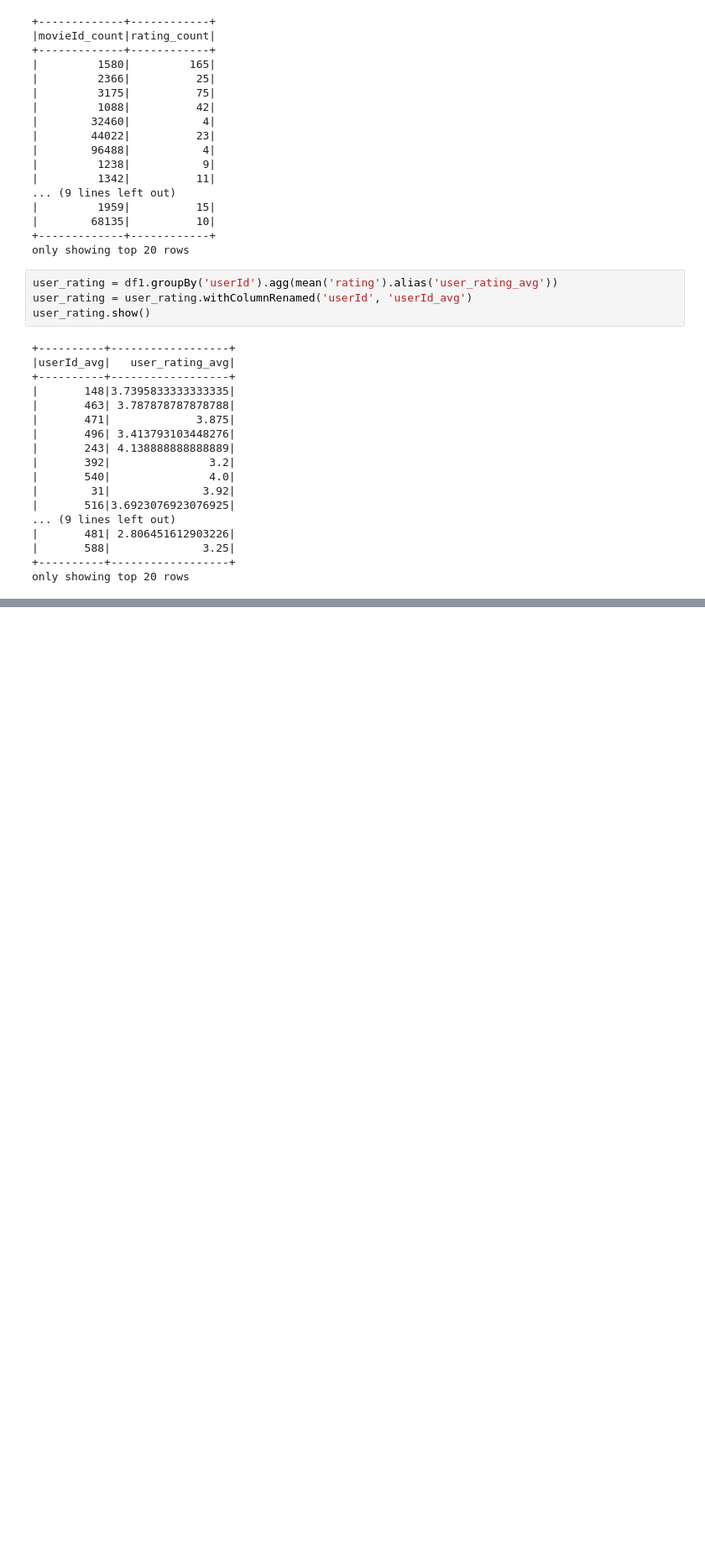
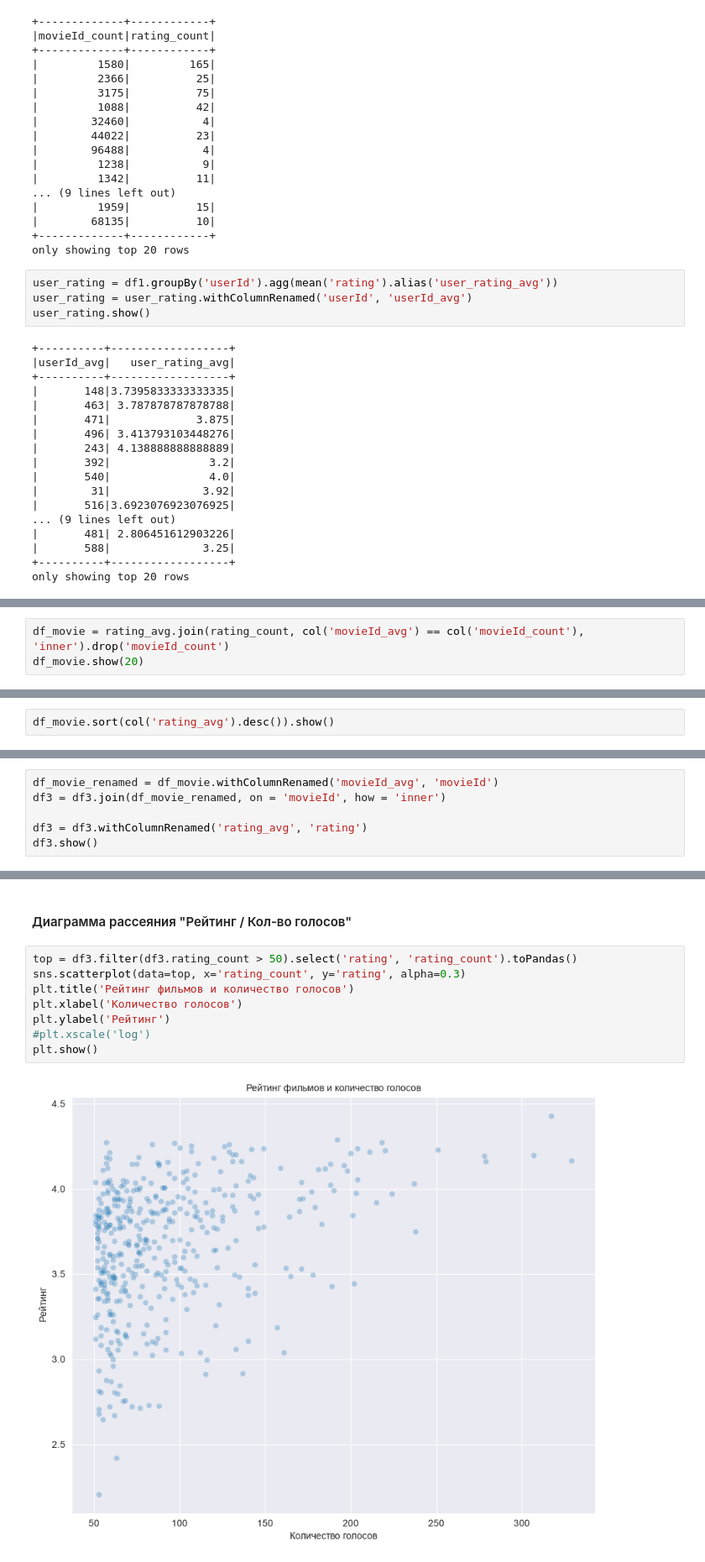
Before and after one commit to golubnichiy/bigdata_26_09, a Jupyter notebook: day_18.ipynb, the cells around one changed output, grey strips where cells are left out. Shown at 84% size. Cells and saved outputs as stored; diff of their text form; blank space fills up the shorter version.

```diff
--- a/day_18.ipynb
+++ b/day_18.ipynb
@@ -341,0 +316,3 @@ Caused by: org.apache.spark.SparkException: Exception thrown in awaitResult:
+# %%
+df_movie = rating_avg.join(rating_count, col('movieId_avg') == col('movieId_count'), 'inner').drop('movieId_count')
+df_movie.show(20)
@@ -341,0 +378,2 @@ Caused by: org.apache.spark.SparkException: Exception thrown in awaitResult:
+# %%
+df_movie.sort(col('rating_avg').desc()).show()
@@ -341,0 +497,6 @@ Caused by: org.apache.spark.SparkException: Exception thrown in awaitResult:
+# %%
+df_movie_renamed = df_movie.withColumnRenamed('movieId_avg', 'movieId')
+df3 = df3.join(df_movie_renamed, on = 'movieId', how = 'inner')
+
+df3 = df3.withColumnRenamed('rating_avg', 'rating')
+df3.show()
@@ -341,0 +621,12 @@ Caused by: org.apache.spark.SparkException: Exception thrown in awaitResult:
+# %% [markdown]
+#### Диаграмма рассеяния "Рейтинг / Кол-во голосов"
+# %%
+top = df3.filter(df3.rating_count > 50).select('rating', 'rating_count').toPandas()
+sns.scatterplot(data=top, x='rating_count', y='rating', alpha=0.3)
+plt.title('Рейтинг фильмов и количество голосов')
+plt.xlabel('Количество голосов')
+plt.ylabel('Рейтинг')
+#plt.xscale('log')
+plt.show()
+# %% [output]
+[figure, added]
```
Also changed, not shown: parts of 20 cells of this notebook, 1 other file.
